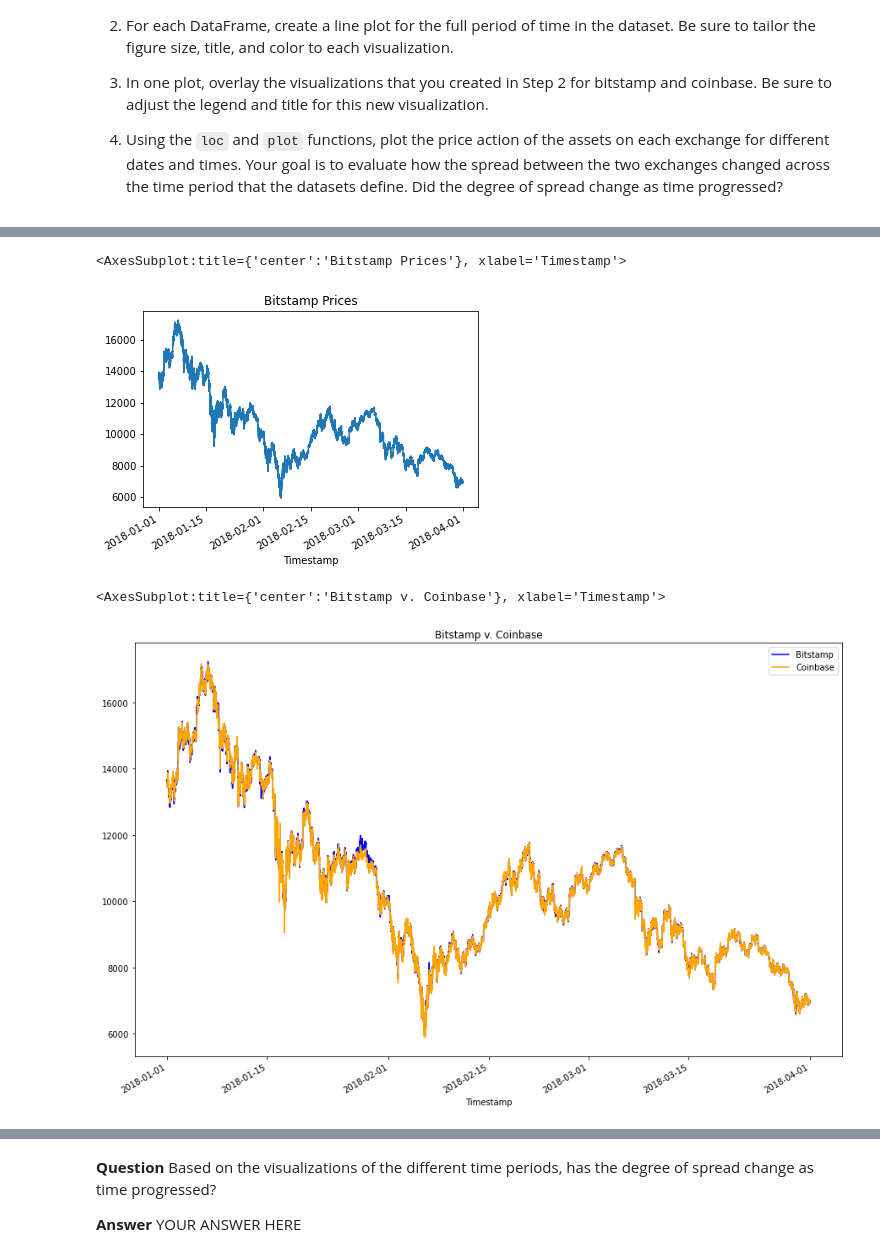
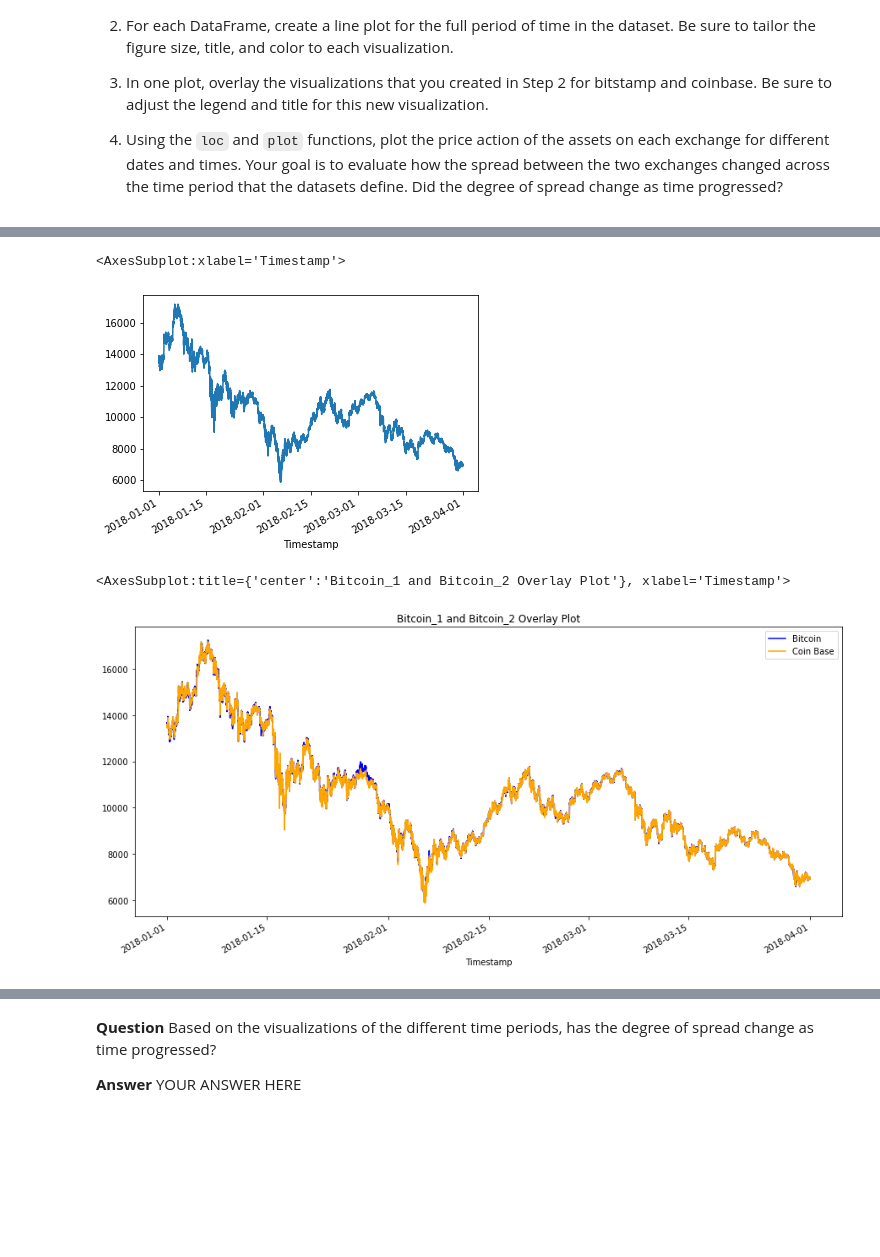
Before and after one commit to petepetersen423/Fintech-Workspace, a Jupyter notebook: M3/Challenge_coinbase_bitstamp/Starter_Code/crypto_arbitrage.ipynb, the cells around one changed output, grey strips where cells are left out. Saved outputs shown, nothing was run; the diff lists cells and outputs as text; code cells hidden in the pictures; blank space fills up the shorter version.

```diff
--- a/M3/Challenge_coinbase_bitstamp/Starter_Code/crypto_arbitrage.ipynb
+++ b/M3/Challenge_coinbase_bitstamp/Starter_Code/crypto_arbitrage.ipynb
@@ -116,3 +151,5 @@ To prepare and clean your data for analysis, complete the following steps:
 # %%
 # Repeat Steps 1–4 for the coinbase DataFrame
 # YOUR CODE HERE
+coinbase.dropna(inplace=True)
+coinbase.isna().sum()
@@ -118,0 +165,4 @@ To prepare and clean your data for analysis, complete the following steps:
+# %%
+coinbase.Close = coinbase.Close.str.replace("$","")
+# %%
+coinbase.Close = coinbase.Close.astype(float)
@@ -153,7 +215,8 @@ bitstamp_sliced = # YOUR CODE HERE
 # %%
 # Use loc or iloc to select `Timestamp (the index)` and `Close` from coinbase DataFrame
-coinbase_sliced = # YOUR CODE HERE
+coinbase_sliced = coinbase_sliced = coinbase.loc[:,'Close']
 
 # Review the first five rows of the DataFrame
 # YOUR CODE HERE
+coinbase_sliced.head()
 # %% [output]
@@ -212,18 +278,22 @@ Sort through the time series data associated with the bitstamp and coinbase Data
 # %%
 # Create a line plot for the coinbase DataFrame for the full length of time in the dataset
 # Be sure that the figure size, title, and color are tailored to each visualization
 # YOUR CODE HERE
+coinbase_sliced.plot()
 # %% [output]
-<AxesSubplot:title={'center':'Bitstamp Prices'}, xlabel='Timestamp'>
+<AxesSubplot:xlabel='Timestamp'>
-[figure, old version]
+[figure, new version]
 # %%
 # Overlay the visualizations for the bitstamp and coinbase DataFrames in one plot
 # The plot should visualize the prices over the full lenth of the dataset
 # Be sure to include the parameters: legend, figure size, title, and color and label
 # YOUR CODE HERE
+
+bitstamp['Close'].plot(legend=True, figsize=(15, 7), title="Bitcoin_1 and Bitcoin_2 Overlay Plot", color="blue", label="Bitcoin")
+coinbase['Close'].plot(legend=True, figsize=(15, 7), color="orange", label="Coin Base")
 # %% [output]
-<AxesSubplot:title={'center':'Bitstamp v. Coinbase'}, xlabel='Timestamp'>
+<AxesSubplot:title={'center':'Bitcoin_1 and Bitcoin_2 Overlay Plot'}, xlabel='Timestamp'>
-[figure, old version]
+[figure, new version]
 # %%
 # Using the loc and plot functions, create an overlay plot that visualizes
 # the price action of both DataFrames for a one month period early in the dataset
```
Also changed, not shown: parts of 24 cells of this notebook.
